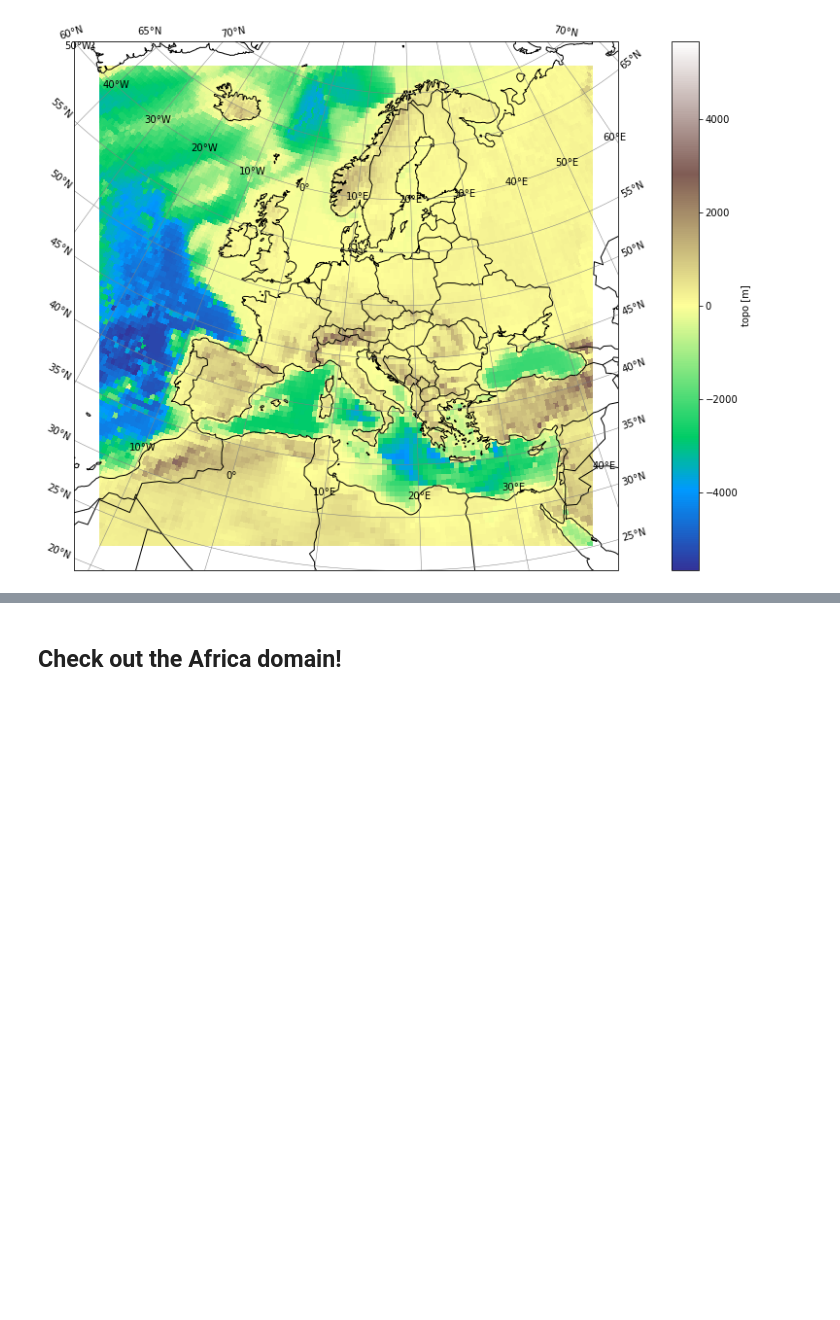
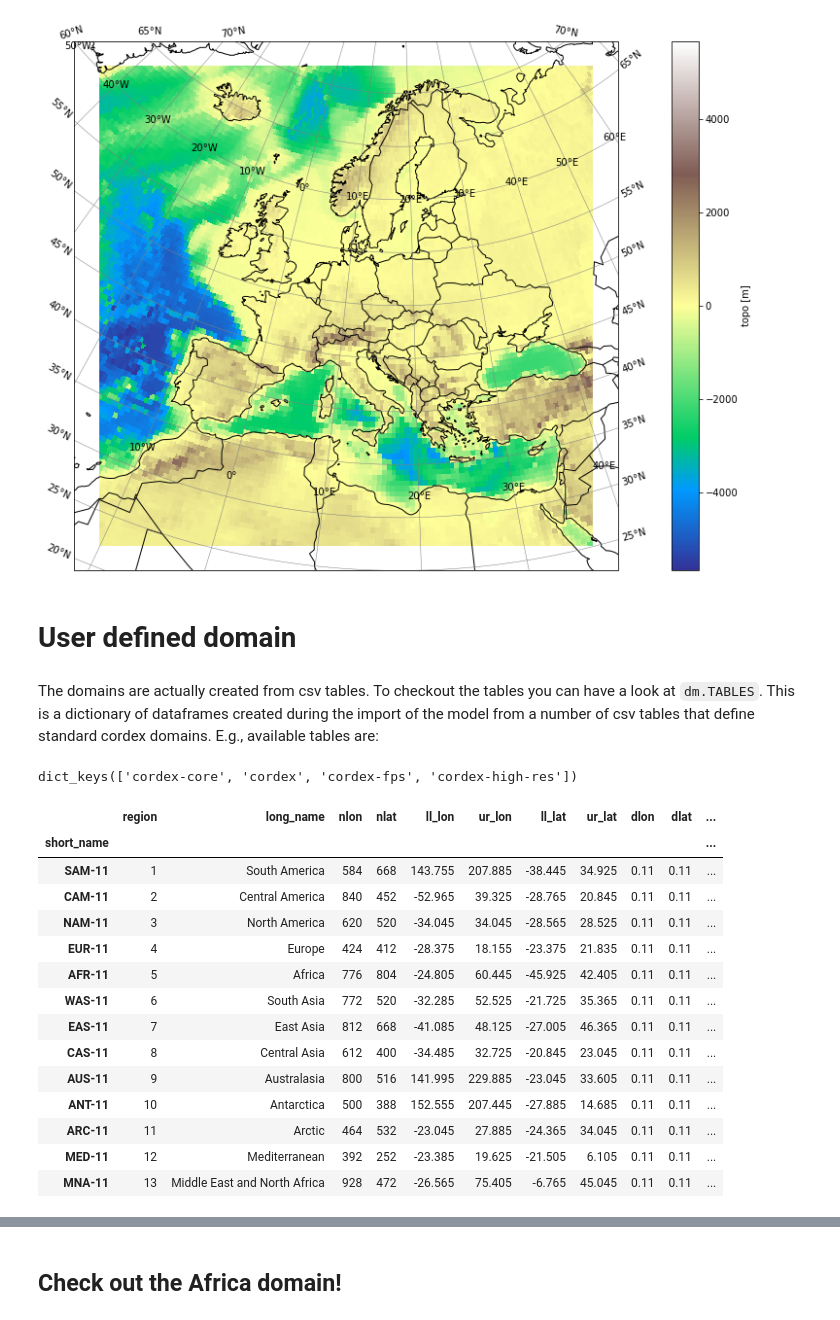
Before and after one commit to euro-cordex/py-cordex, a Jupyter notebook: notebooks/domains.ipynb, the cells around one changed output, grey strips where cells are left out. Drawn from its saved outputs; the diff is of its cells as text; code cells hidden in the pictures; blank space fills up the shorter version.

```diff
--- a/notebooks/domains.ipynb
+++ b/notebooks/domains.ipynb
@@ -62,3 +62,29 @@ pole
 plot(eur11.topo, pole)
 # %% [output]
 [figure]
+# %% [markdown]
+# User defined domain
+# %% [markdown]
+The domains are actually created from csv tables. To checkout the tables you can have a look at `dm.TABLES`. This is a dictionary of dataframes created during the import of the model from a number of csv tables that define standard cordex domains. E.g., available tables are:
+# %%
+dm.TABLES.keys()
+# %% [output]
+dict_keys(['cordex-core', 'cordex', 'cordex-fps', 'cordex-high-res'])
+# %%
+dm.TABLES['cordex-high-res']
+# %% [output]
+|  | region | long_name | nlon | nlat | ll_lon | ur_lon | ll_lat | ur_lat | dlon | dlat | ... |
+| short_name |  |  |  |  |  |  |  |  |  |  | ... |
+| SAM-11 | 1 | South America | 584 | 668 | 143.755 | 207.885 | -38.445 | 34.925 | 0.11 | 0.11 | ... |
+| CAM-11 | 2 | Central America | 840 | 452 | -52.965 | 39.325 | -28.765 | 20.845 | 0.11 | 0.11 | ... |
+| NAM-11 | 3 | North America | 620 | 520 | -34.045 | 34.045 | -28.565 | 28.525 | 0.11 | 0.11 | ... |
+| EUR-11 | 4 | Europe | 424 | 412 | -28.375 | 18.155 | -23.375 | 21.835 | 0.11 | 0.11 | ... |
+| AFR-11 | 5 | Africa | 776 | 804 | -24.805 | 60.445 | -45.925 | 42.405 | 0.11 | 0.11 | ... |
+| WAS-11 | 6 | South Asia | 772 | 520 | -32.285 | 52.525 | -21.725 | 35.365 | 0.11 | 0.11 | ... |
+| EAS-11 | 7 | East Asia | 812 | 668 | -41.085 | 48.125 | -27.005 | 46.365 | 0.11 | 0.11 | ... |
+| CAS-11 | 8 | Central Asia | 612 | 400 | -34.485 | 32.725 | -20.845 | 23.045 | 0.11 | 0.11 | ... |
+| AUS-11 | 9 | Australasia | 800 | 516 | 141.995 | 229.885 | -23.045 | 33.605 | 0.11 | 0.11 | ... |
+| ANT-11 | 10 | Antarctica | 500 | 388 | 152.555 | 207.445 | -27.885 | 14.685 | 0.11 | 0.11 | ... |
+| ARC-11 | 11 | Arctic | 464 | 532 | -23.045 | 27.885 | -24.365 | 34.045 | 0.11 | 0.11 | ... |
+| MED-11 | 12 | Mediterranean | 392 | 252 | -23.385 | 19.625 | -21.505 | 6.105 | 0.11 | 0.11 | ... |
+| MNA-11 | 13 | Middle East and North Africa | 928 | 472 | -26.565 | 75.405 | -6.765 | 45.045 | 0.11 | 0.11 | ... |
```
Also changed, not shown: parts of 7 cells of this notebook, 2 other files.
